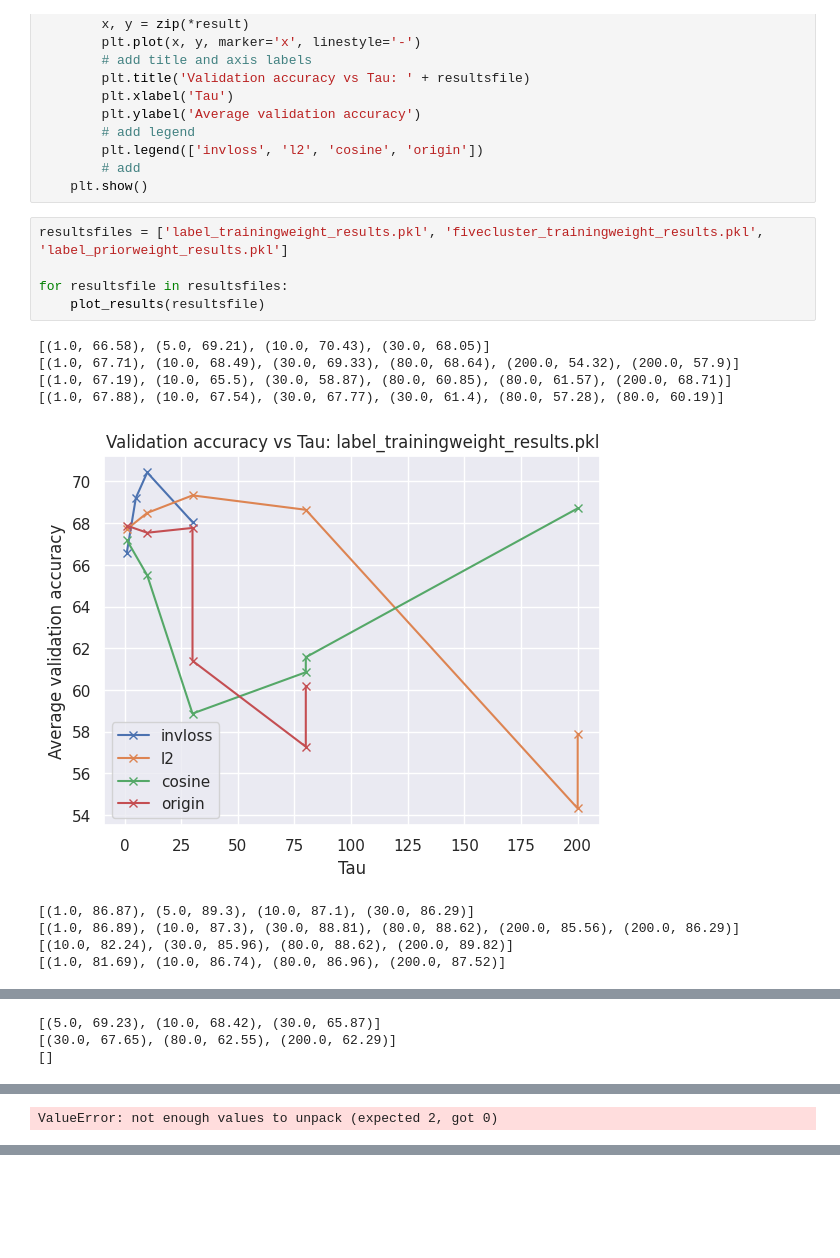
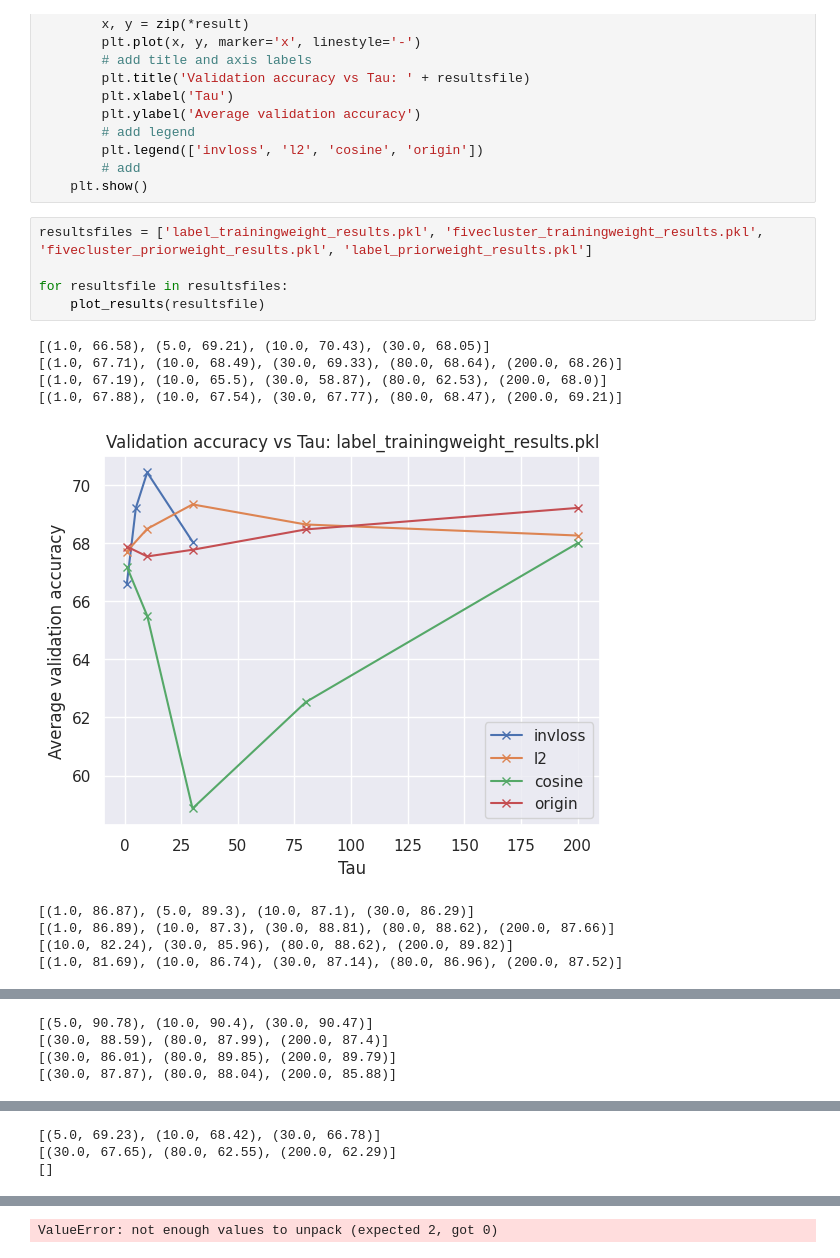
Before and after one commit to tomhagander/decentralized_deep_learning, a Jupyter notebook: analyze_tautuning.ipynb, the cells around one changed output, grey strips where cells are left out. Drawn from its saved outputs; the diff is of its cells as text; blank space fills up the shorter version.

```diff
--- a/analyze_tautuning.ipynb
+++ b/analyze_tautuning.ipynb
@@ -32,17 +32,17 @@ def plot_results(resultsfile):
         # add
     plt.show()
 # %%
-resultsfiles = ['label_trainingweight_results.pkl', 'fivecluster_trainingweight_results.pkl', 'label_priorweight_results.pkl']
+resultsfiles = ['label_trainingweight_results.pkl', 'fivecluster_trainingweight_results.pkl', 'fivecluster_priorweight_results.pkl', 'label_priorweight_results.pkl']
 
 for resultsfile in resultsfiles:
     plot_results(resultsfile)
 # %% [output]
 [(1.0, 66.58), (5.0, 69.21), (10.0, 70.43), (30.0, 68.05)]
-[(1.0, 67.71), (10.0, 68.49), (30.0, 69.33), (80.0, 68.64), (200.0, 54.32), (200.0, 57.9)]
-[(1.0, 67.19), (10.0, 65.5), (30.0, 58.87), (80.0, 60.85), (80.0, 61.57), (200.0, 68.71)]
-[(1.0, 67.88), (10.0, 67.54), (30.0, 67.77), (30.0, 61.4), (80.0, 57.28), (80.0, 60.19)]
+[(1.0, 67.71), (10.0, 68.49), (30.0, 69.33), (80.0, 68.64), (200.0, 68.26)]
+[(1.0, 67.19), (10.0, 65.5), (30.0, 58.87), (80.0, 62.53), (200.0, 68.0)]
+[(1.0, 67.88), (10.0, 67.54), (30.0, 67.77), (80.0, 68.47), (200.0, 69.21)]
-[figure, old version]
+[figure, new version]
 [(1.0, 86.87), (5.0, 89.3), (10.0, 87.1), (30.0, 86.29)]
-[(1.0, 86.89), (10.0, 87.3), (30.0, 88.81), (80.0, 88.62), (200.0, 85.56), (200.0, 86.29)]
+[(1.0, 86.89), (10.0, 87.3), (30.0, 88.81), (80.0, 88.62), (200.0, 87.66)]
 [(10.0, 82.24), (30.0, 85.96), (80.0, 88.62), (200.0, 89.82)]
-[(1.0, 81.69), (10.0, 86.74), (80.0, 86.96), (200.0, 87.52)]
+[(1.0, 81.69), (10.0, 86.74), (30.0, 87.14), (80.0, 86.96), (200.0, 87.52)]
@@ -50,3 +50,4 @@ for resultsfile in resultsfiles:
-[(5.0, 69.23), (10.0, 68.42), (30.0, 65.87)]
-[(30.0, 67.65), (80.0, 62.55), (200.0, 62.29)]
-[]
+[(5.0, 90.78), (10.0, 90.4), (30.0, 90.47)]
+[(30.0, 88.59), (80.0, 87.99), (200.0, 87.4)]
+[(30.0, 86.01), (80.0, 89.85), (200.0, 89.79)]
+[(30.0, 87.87), (80.0, 88.04), (200.0, 85.88)]
@@ -53 +55,3 @@ for resultsfile in resultsfiles:
-ValueError: not enough values to unpack (expected 2, got 0)
+[(5.0, 69.23), (10.0, 68.42), (30.0, 66.78)]
+[(30.0, 67.65), (80.0, 62.55), (200.0, 62.29)]
+[]
@@ -54,0 +58 @@ ValueError: not enough values to unpack (expected 2, got 0)
+ValueError: not enough values to unpack (expected 2, got 0)
```
Also changed, not shown: parts of 1 cell of this notebook, 7 other files.
